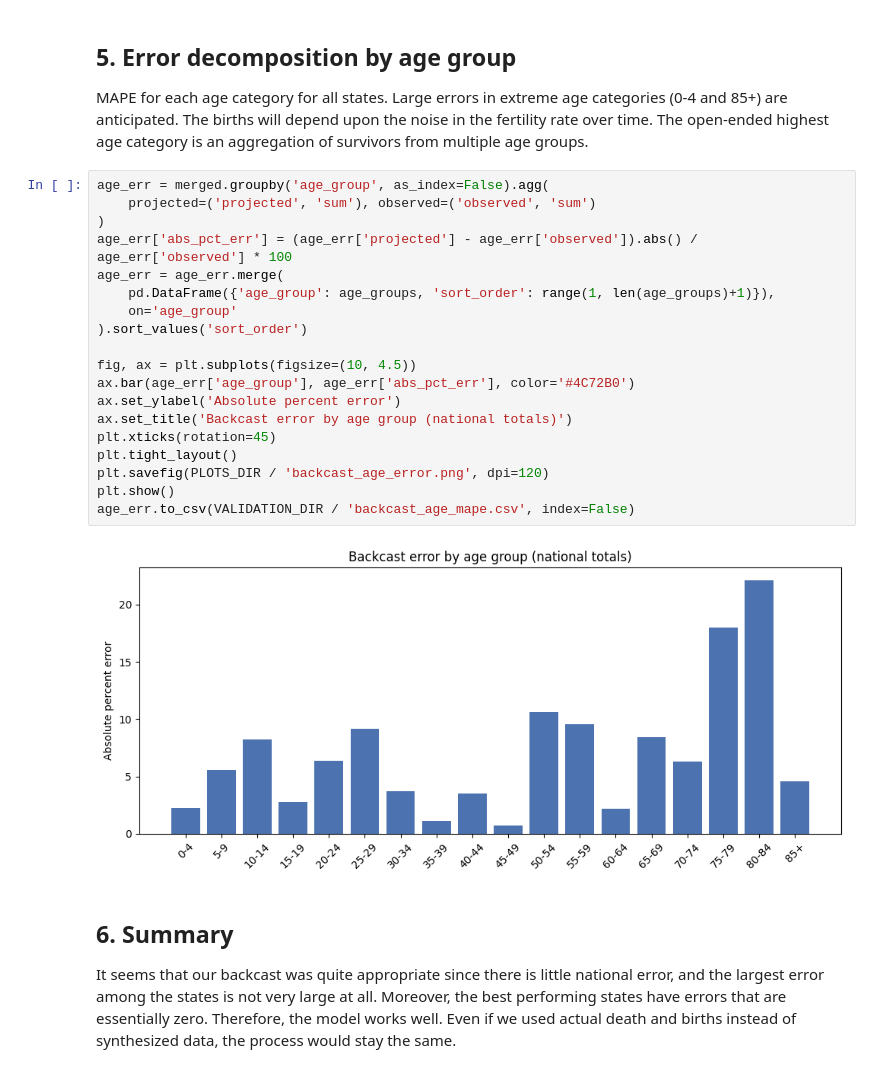
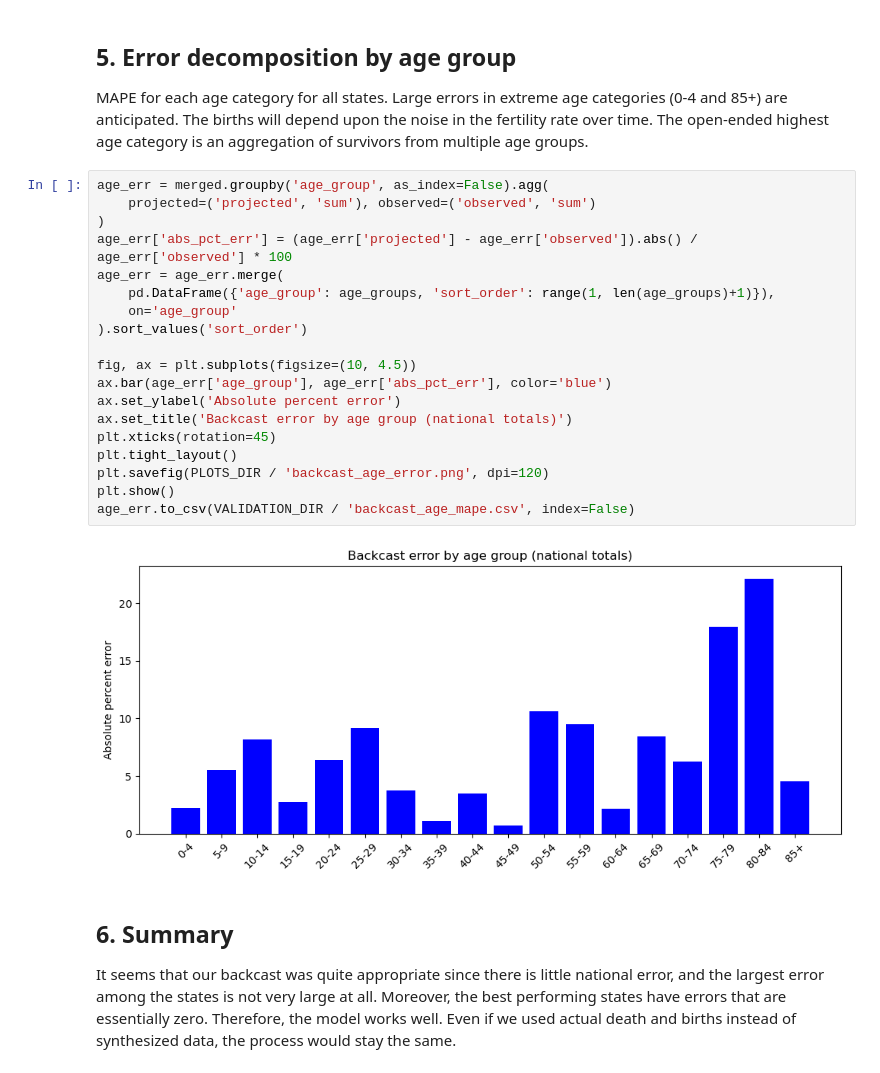
Before and after one commit to mlb431-rutgers/cs210-national_projection, a Jupyter notebook: notebooks/05_backcasting_validation.ipynb, the cells around one changed output. Saved outputs shown, nothing was run; the diff lists cells and outputs as text.

```diff
--- a/notebooks/05_backcasting_validation.ipynb
+++ b/notebooks/05_backcasting_validation.ipynb
@@ -153,24 +155,24 @@ MAPE for each age category for all states. Large errors in extreme age categorie
 # %%
 age_err = merged.groupby('age_group', as_index=False).agg(
     projected=('projected', 'sum'), observed=('observed', 'sum')
 )
 age_err['abs_pct_err'] = (age_err['projected'] - age_err['observed']).abs() / age_err['observed'] * 100
 age_err = age_err.merge(
     pd.DataFrame({'age_group': age_groups, 'sort_order': range(1, len(age_groups)+1)}),
     on='age_group'
 ).sort_values('sort_order')
 
 fig, ax = plt.subplots(figsize=(10, 4.5))
-ax.bar(age_err['age_group'], age_err['abs_pct_err'], color='#4C72B0')
+ax.bar(age_err['age_group'], age_err['abs_pct_err'], color='blue')
 ax.set_ylabel('Absolute percent error')
 ax.set_title('Backcast error by age group (national totals)')
 plt.xticks(rotation=45)
 plt.tight_layout()
 plt.savefig(PLOTS_DIR / 'backcast_age_error.png', dpi=120)
 plt.show()
 age_err.to_csv(VALIDATION_DIR / 'backcast_age_mape.csv', index=False)
 # %% [output]
-[figure, old version]
+[figure, new version]
 # %% [markdown]
 ## 6. Summary
 
```
Also changed, not shown: parts of 5 cells of this notebook, 3 other files.
